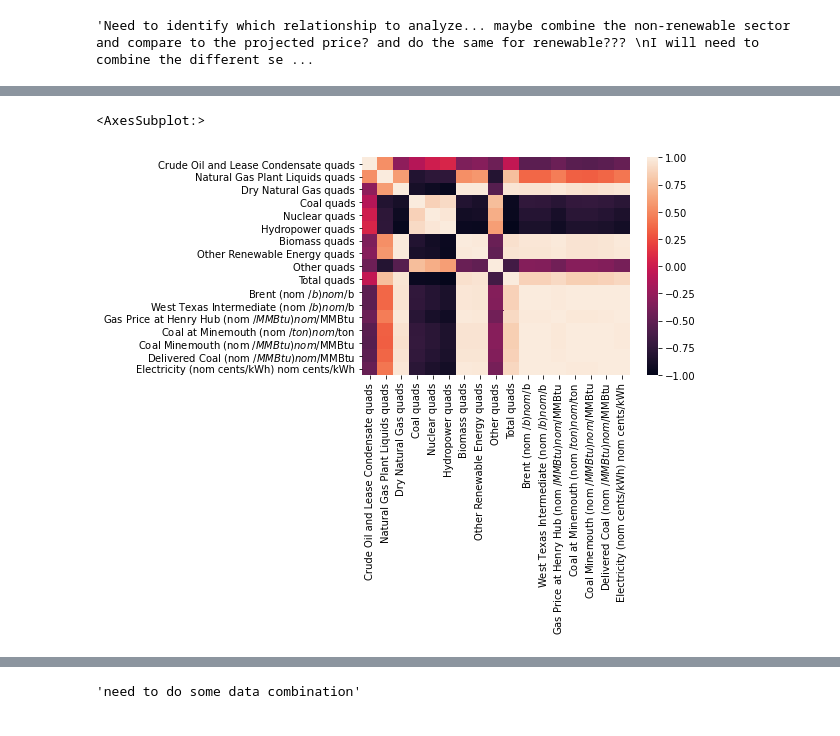
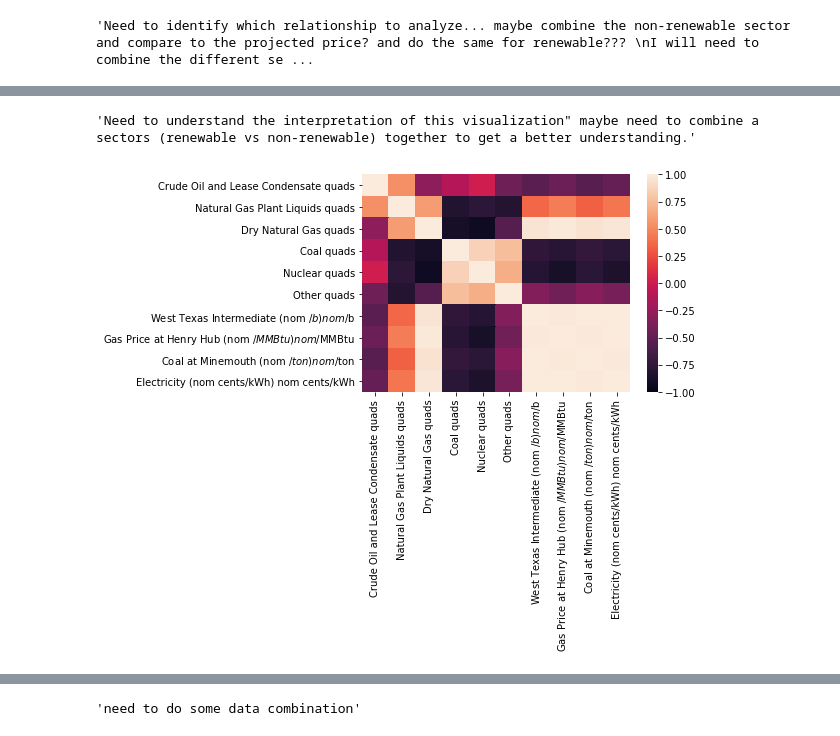
Before and after one commit to Laanu/Class_Project_Energy, a Jupyter notebook: notebooks/Correlation_laanu.ipynb, the cells around one changed output, grey strips where cells are left out. Cells and saved outputs as stored; diff of their text form; code cells hidden in the pictures.

```diff
--- a/notebooks/Correlation_laanu.ipynb
+++ b/notebooks/Correlation_laanu.ipynb
@@ -19,3 +19,7 @@ Energy_Production.head()
 | 2048 | 26.494122 | 8.449029 | 46.018311 | 10.674273 | 6.708094 | ... |
 | 2047 | 27.029858 | 8.443357 | 45.565365 | 10.683536 | 6.705318 | ... |
 | 2046 | 27.620865 | 8.467919 | 45.196522 | 10.700363 | 6.700862 | ... |
+# %%
+# Non-renewable Energy Production
+nonrenewable_production = Energy_Production.loc[:, ['Crude Oil and Lease Condensate quads', 'Natural Gas Plant Liquids quads', 'Dry Natural Gas quads', 'Coal quads','Nuclear quads', 'Other quads']]
+nonrenewable_production.head()
@@ -45,3 +68,6 @@ Energy_Norminal_Price.head()
 | 2048 | 198.939514 | 190.964218 | 7.051677 | 73.135712 | ... |
 | 2047 | 191.102951 | 182.914185 | 6.823333 | 71.197189 | ... |
 | 2046 | 183.427155 | 174.213318 | 6.579929 | 69.313484 | ... |
+# %%
+Energy_Price = Energy_Norminal_Price.loc[:, ['West Texas Intermediate (nom $/b) nom $/b', 'Gas Price at Henry Hub (nom $/MMBtu) nom $/MMBtu', 'Coal at Minemouth (nom $/ton) nom $/ton', 'Electricity (nom cents/kWh) nom cents/kWh']]
+Energy_Price.head()
@@ -48,6 +82,6 @@ Energy_Norminal_Price.head()
 # %%
 #Used concat to combine the Production and Norminal price data and idexed it by years
-Prod_Price_combined_df = pd.concat([Energy_Production, Energy_Norminal_Price], axis="columns", join="inner")
+Prod_Price_combined_df = pd.concat([nonrenewable_production, Energy_Price], axis="columns", join="inner")
 Prod_Price_combined_df
 # %% [output]
 |  | Crude Oil and Lease Condensate quads | Natural Gas Plant Liquids quads | Dry Natural Gas quads | Coal quads | Nuclear quads | ... |
@@ -162,10 +189,10 @@ Prod_Price_correlation
 # %%
 # Use the `heatmap` function from the Seaborn library to visualize correlations
 sns.heatmap(Prod_Price_correlation, vmin=-1, vmax=1)
-"""Need to understand the interpretation of this visualization" maybe need to combine a sectors (renewable vs non-renewable) together to get a better understanding.
+"""Need to understand the interpretation of this visualization" maybe need to combine a sectors (renewable vs non-renewable) together to get a better understanding."""
 # %% [output]
-<AxesSubplot:>
+'Need to understand the interpretation of this visualization" maybe need to combine a sectors (renewable vs non-renewable) together to get a better understanding.'
-[figure, old version]
+[figure, new version]
 # %%
 # Calculate the correlation between each column
 Consu_Price_correlation = Consu_Price_combined_df.corr()
```
Also changed, not shown: parts of 10 cells of this notebook.
